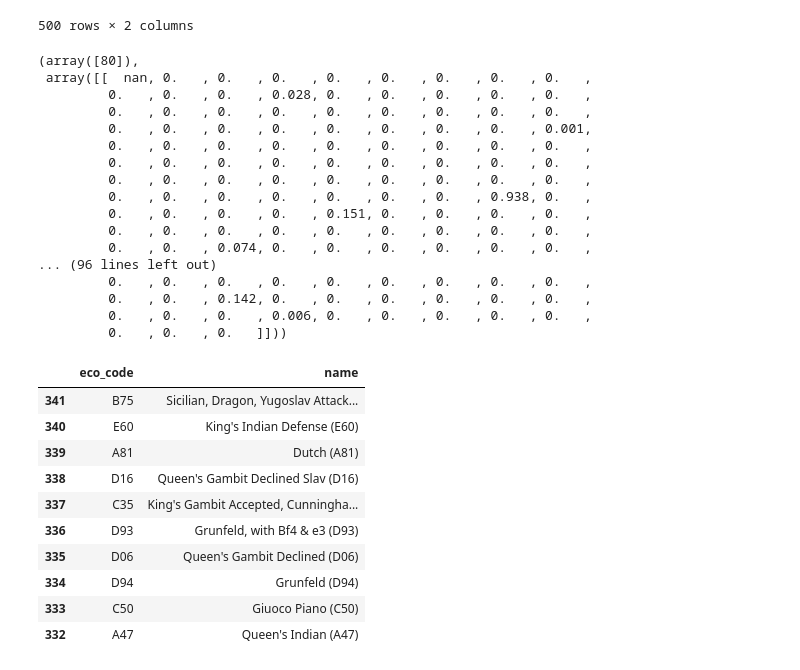
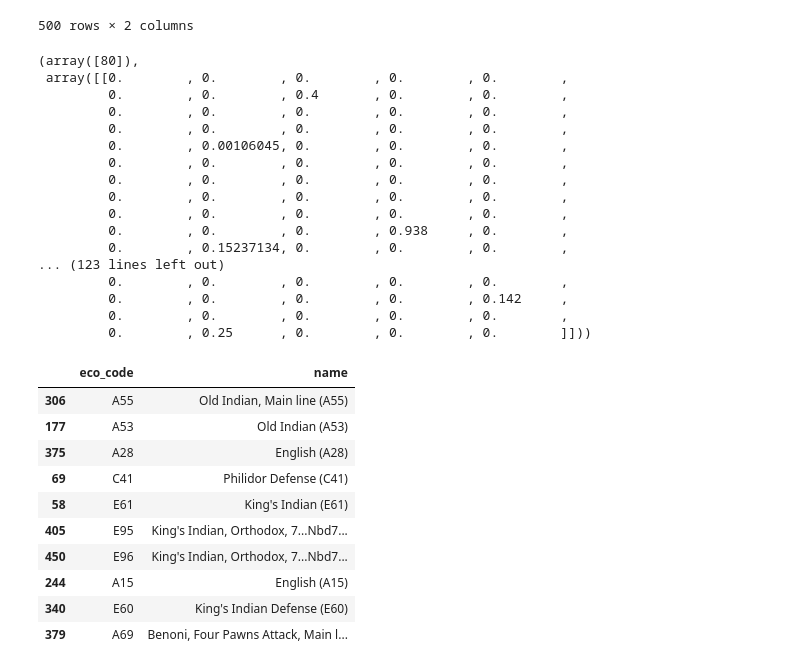
Before and after one commit to ospikovets/linear-algebra-projector, a Jupyter notebook: Pikovets_HW_2_Linear_Algebra.ipynb, the cells around one changed output. Drawn from its saved outputs; the diff is of its cells as text; code cells hidden in the pictures.

```diff
--- a/Pikovets_HW_2_Linear_Algebra.ipynb
+++ b/Pikovets_HW_2_Linear_Algebra.ipynb
@@ -434,0 +443,5 @@ openings, openings.shape
+# %%
+# The `0` dimension is full of `nan`, let's drop it.
+pp1 = openings[:, 1:]
+ppi1 = indices[1:]
+pp1.shape
@@ -434,0 +450,13 @@ openings, openings.shape
+# %%
+# Let's see min/max over each dimension
+mins = np.min(pp1, axis=0)
+# print(mins, mins.shape)
+
+maxs = np.max(pp1, axis=0)
+# print(maxs, maxs.shape)
+
+# Let's keep only the dimensions, where min != max
+# as those won't affect neither L1 nor L2 metrics as the diff will always be `0`
+mask = ~(mins == maxs)
+pp2, pp2_min, pp2_max = pp1[:, mask], mins[mask], maxs[mask]
+pp2.shape
@@ -434,0 +475,6 @@ openings, openings.shape
+# %%
+# The diff looks to be quite significant.
+# Therefore, it make sense to normalize the data across axes.
+pp3 = pp2 / (pp2_max - pp2_min)
+pp3_max = np.max(pp3, axis=0)
+np.min(pp3_max), np.max(pp3_max)
@@ -451,40 +499,40 @@ debuts
 500 rows × 2 columns
 # %%
 idx = debuts.index[debuts["eco_code"] == "A54"].values
-v = openings[idx]
+v = pp3[idx]
 idx, v
 # %% [output]
 (array([80]),
- array([[  nan, 0.   , 0.   , 0.   , 0.   , 0.   , 0.   , 0.   , 0.   ,
-         0.   , 0.   , 0.   , 0.028, 0.   , 0.   , 0.   , 0.   , 0.   ,
-         0.   , 0.   , 0.   , 0.   , 0.   , 0.   , 0.   , 0.   , 0.   ,
-         0.   , 0.   , 0.   , 0.   , 0.   , 0.   , 0.   , 0.   , 0.001,
-         0.   , 0.   , 0.   , 0.   , 0.   , 0.   , 0.   , 0.   , 0.   ,
-         0.   , 0.   , 0.   , 0.   , 0.   , 0.   , 0.   , 0.   , 0.   ,
-         0.   , 0.   , 0.   , 0.   , 0.   , 0.   , 0.   , 0.   , 0.   ,
-         0.   , 0.   , 0.   , 0.   , 0.   , 0.   , 0.   , 0.938, 0.   ,
-         0.   , 0.   , 0.   , 0.   , 0.151, 0.   , 0.   , 0.   , 0.   ,
-         0.   , 0.   , 0.   , 0.   , 0.   , 0.   , 0.   , 0.   , 0.   ,
-         0.   , 0.   , 0.074, 0.   , 0.   , 0.   , 0.   , 0.   , 0.   ,
-... (96 lines left out)
-         0.   , 0.   , 0.   , 0.   , 0.   , 0.   , 0.   , 0.   , 0.   ,
-         0.   , 0.   , 0.142, 0.   , 0.   , 0.   , 0.   , 0.   , 0.   ,
-         0.   , 0.   , 0.   , 0.006, 0.   , 0.   , 0.   , 0.   , 0.   ,
-         0.   , 0.   , 0.   ]]))
+ array([[0.        , 0.        , 0.        , 0.        , 0.        ,
+         0.        , 0.        , 0.4       , 0.        , 0.        ,
+         0.        , 0.        , 0.        , 0.        , 0.        ,
+         0.        , 0.        , 0.        , 0.        , 0.        ,
+         0.        , 0.00106045, 0.        , 0.        , 0.        ,
+         0.        , 0.        , 0.        , 0.        , 0.        ,
+         0.        , 0.        , 0.        , 0.        , 0.        ,
+         0.        , 0.        , 0.        , 0.        , 0.        ,
+         0.        , 0.        , 0.        , 0.        , 0.        ,
+         0.        , 0.        , 0.        , 0.938     , 0.        ,
+         0.        , 0.15237134, 0.        , 0.        , 0.        ,
+... (123 lines left out)
+         0.        , 0.        , 0.        , 0.        , 0.        ,
+         0.        , 0.        , 0.        , 0.        , 0.142     ,
+         0.        , 0.        , 0.        , 0.        , 0.        ,
+         0.        , 0.25      , 0.        , 0.        , 0.        ]]))
 # %%
-nearest_l2 = find_nearest(openings, v, k=11)[1:]
+nearest_l2 = find_nearest(pp3, v, k=11)[1:]
 debuts.iloc[nearest_l2]
 # %% [output]
 |  | eco_code | name |
-| 341 | B75 | Sicilian, Dragon, Yugoslav Attack... |
+| 306 | A55 | Old Indian, Main line (A55) |
+| 177 | A53 | Old Indian (A53) |
+| 375 | A28 | English (A28) |
+| 69 | C41 | Philidor Defense (C41) |
+| 58 | E61 | King's Indian (E61) |
+| 405 | E95 | King's Indian, Orthodox, 7...Nbd7... |
+| 450 | E96 | King's Indian, Orthodox, 7...Nbd7... |
+| 244 | A15 | English (A15) |
 | 340 | E60 | King's Indian Defense (E60) |
-| 339 | A81 | Dutch (A81) |
-| 338 | D16 | Queen's Gambit Declined Slav (D16) |
-| 337 | C35 | King's Gambit Accepted, Cunningha... |
-| 336 | D93 | Grunfeld, with Bf4 & e3 (D93) |
-| 335 | D06 | Queen's Gambit Declined (D06) |
-| 334 | D94 | Grunfeld (D94) |
-| 333 | C50 | Giuoco Piano (C50) |
-| 332 | A47 | Queen's Indian (A47) |
+| 379 | A69 | Benoni, Four Pawns Attack, Main l... |
 # %%
 norm = functools.partial(LA.norm, ord=1)
```
Also changed, not shown: parts of 8 cells of this notebook.
